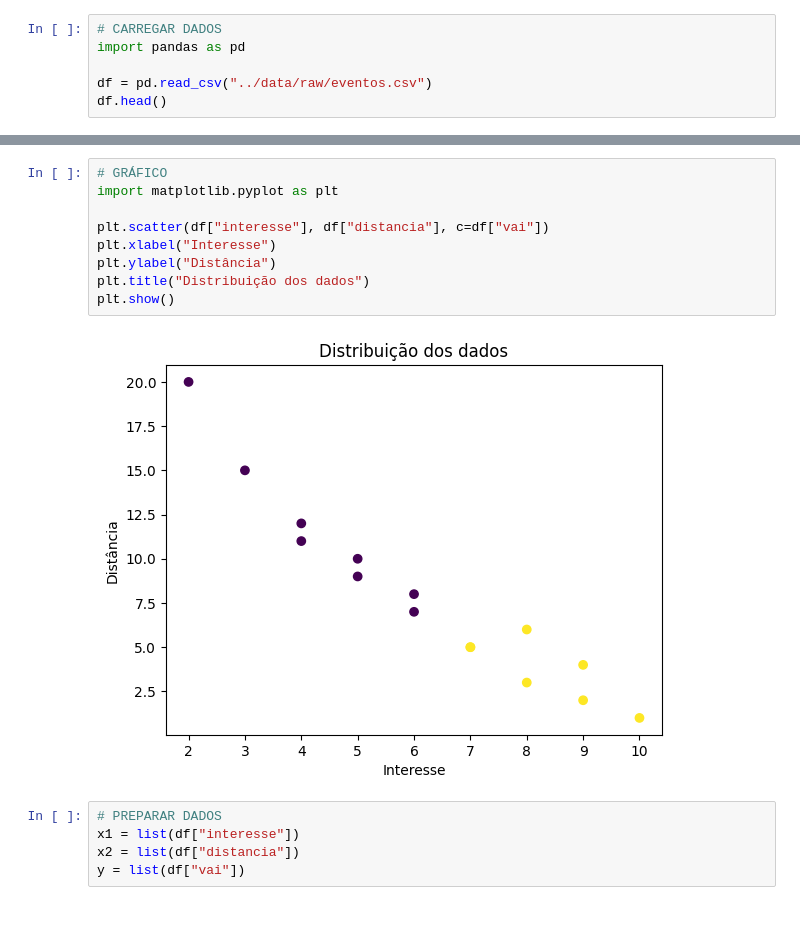
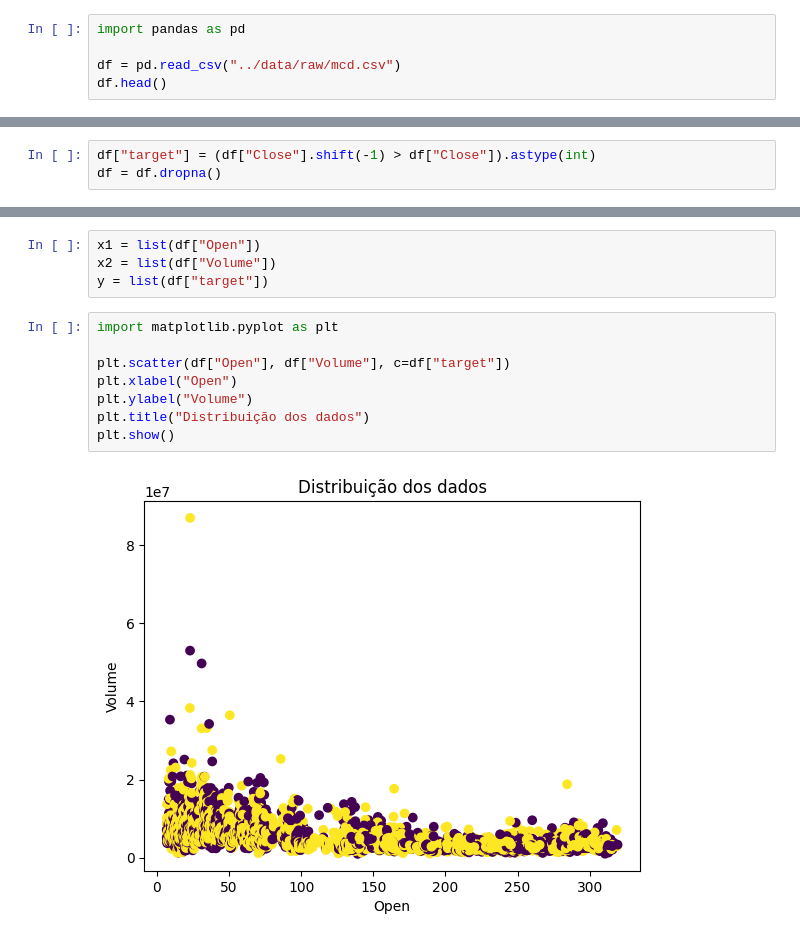
Before and after one commit to LucasMiura/AM_AT1_Perceptron, a Jupyter notebook: notebooks/AT1_Perceptron.ipynb, the cells around one changed output, grey strips where cells are left out. Drawn from its saved outputs; the diff is of its cells as text.

```diff
--- a/notebooks/AT1_Perceptron.ipynb
+++ b/notebooks/AT1_Perceptron.ipynb
@@ -15,7 +29,6 @@ O problema escolhido foi prever se uma pessoa irá comparecer a um evento.
 # %%
-# CARREGAR DADOS
 import pandas as pd
 
-df = pd.read_csv("../data/raw/eventos.csv")
+df = pd.read_csv("../data/raw/mcd.csv")
 df.head()
 # %% [output]
@@ -53,0 +67,3 @@ memory usage: 732.0 bytes
+# %%
+df["target"] = (df["Close"].shift(-1) > df["Close"]).astype(int)
+df = df.dropna()
@@ -54,17 +88,15 @@ memory usage: 732.0 bytes
+# %%
+x1 = list(df["Open"])
+x2 = list(df["Volume"])
+y = list(df["target"])
 # %%
-# GRÁFICO
 import matplotlib.pyplot as plt
 
-plt.scatter(df["interesse"], df["distancia"], c=df["vai"])
-plt.xlabel("Interesse")
-plt.ylabel("Distância")
+plt.scatter(df["Open"], df["Volume"], c=df["target"])
+plt.xlabel("Open")
+plt.ylabel("Volume")
 plt.title("Distribuição dos dados")
 plt.show()
 # %% [output]
-[figure, old version]
+[figure, new version]
-# %%
-# PREPARAR DADOS
-x1 = list(df["interesse"])
-x2 = list(df["distancia"])
-y = list(df["vai"])
 # %%
```
Also changed, not shown: parts of 15 cells of this notebook, 6 other files.
